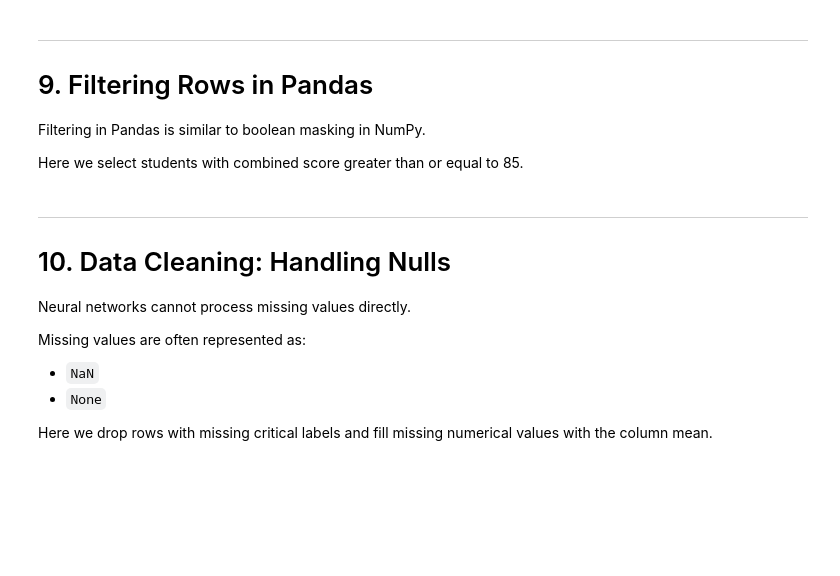
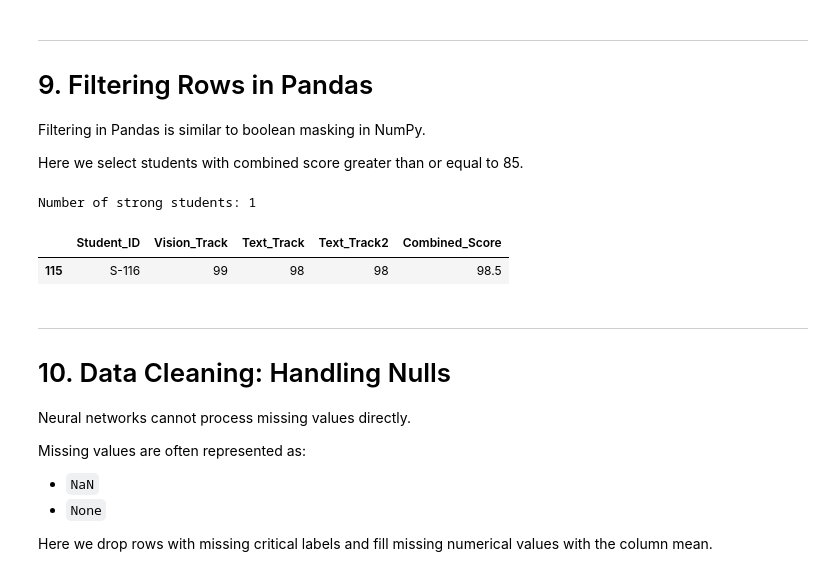
Before and after one commit to essentials-of-artificial-intelligence/colab-notebooks, a Jupyter notebook: day-04-data-analytics/Day-4-Data_Analytics.ipynb, the cells around one changed output. Saved outputs shown, nothing was run; the diff lists cells and outputs as text; code cells hidden in the pictures; blank space fills up the shorter version.

```diff
--- a/day-04-data-analytics/Day-4-Data_Analytics.ipynb
+++ b/day-04-data-analytics/Day-4-Data_Analytics.ipynb
@@ -295,10 +307,14 @@ Filtering in Pandas is similar to boolean masking in NumPy.
 
 Here we select students with combined score greater than or equal to 85.
 # %%
-strong_students = df_grades[df_grades["Combined_Score"] >= 85]
+strong_students = df_grades[df_grades["Combined_Score"] >= 98]
 
 print(f"Number of strong students: {len(strong_students)}")
 display(strong_students.head())
+# %% [output]
+Number of strong students: 1
+|  | Student_ID | Vision_Track | Text_Track | Text_Track2 | Combined_Score |
+| 115 | S-116 | 99 | 98 | 98 | 98.5 |
 # %% [markdown]
 ---
 # 10. Data Cleaning: Handling Nulls
```
Also changed, not shown: parts of 3 cells of this notebook, 2 other files.
